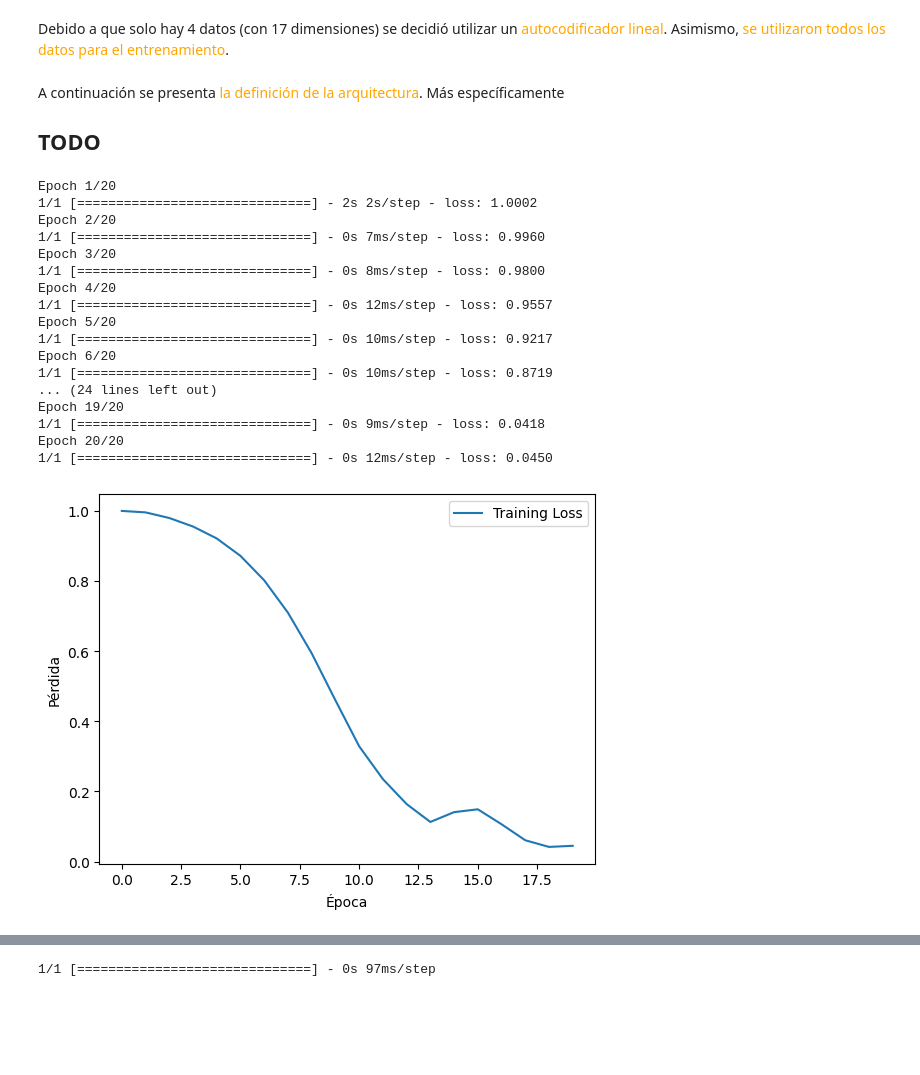
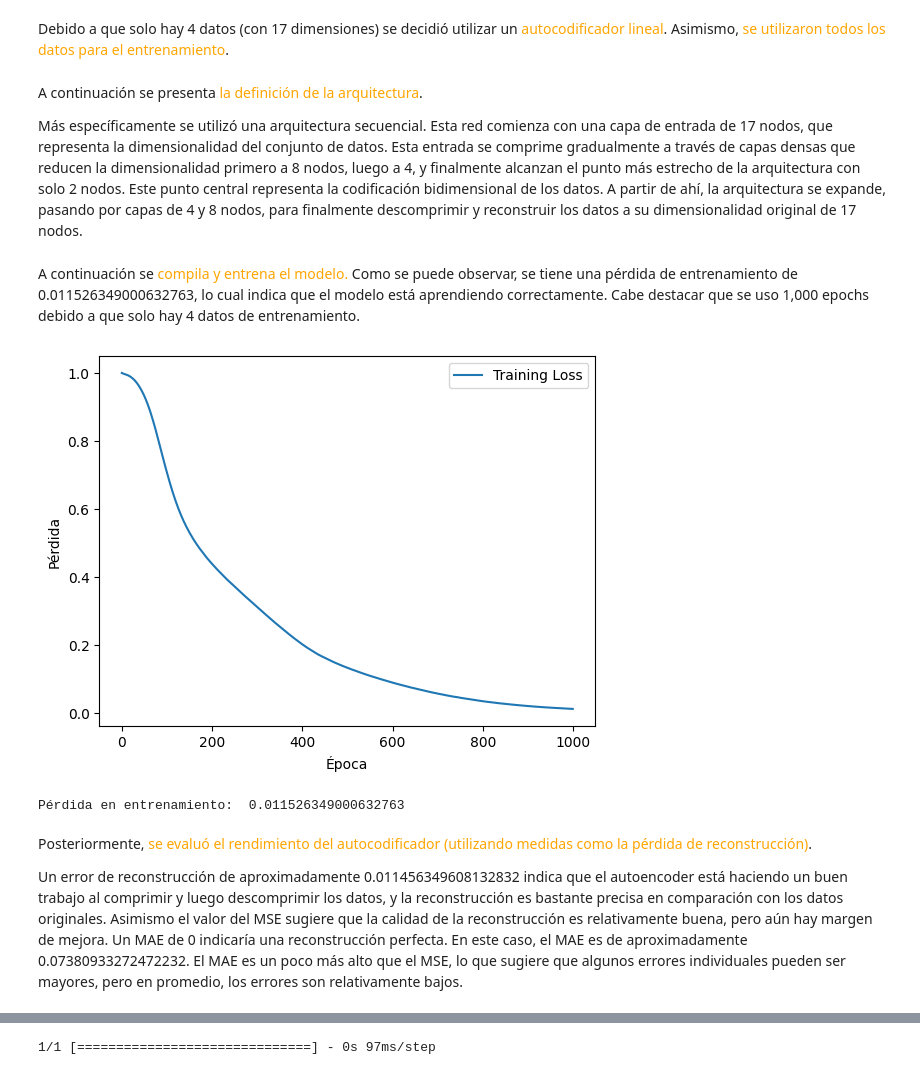
Before and after one commit to 20Candy/Lab5_DataScience, a Jupyter notebook: main.ipynb, the cells around one changed output, grey strips where cells are left out. Saved outputs shown, nothing was run; the diff lists cells and outputs as text; code cells hidden in the pictures; blank space fills up the shorter version.

```diff
--- a/main.ipynb
+++ b/main.ipynb
@@ -158,68 +158,53 @@ normalized_data.head(10)
 Debido a que solo hay 4 datos (con 17 dimensiones) se decidió utilizar un <font color=orange>autocodificador lineal</font>. Asimismo, <font color=orange>se utilizaron todos los datos para el entrenamiento</font>.
 # %%
 X_train = normalized_data
-# %% [markdown]
-A continuación se presenta <font color=orange>la definición de la arquitectura</font>. Más específicamente
-
-## TODO
+# %% [markdown]
+A continuación se presenta <font color=orange>la definición de la arquitectura</font>.
+
+Más específicamente se utilizó una arquitectura secuencial. Esta red comienza con una capa de entrada de 17 nodos, que representa la dimensionalidad del conjunto de datos. Esta entrada se comprime gradualmente a través de capas densas que reducen la dimensionalidad primero a 8 nodos, luego a 4, y finalmente alcanzan el punto más estrecho de la arquitectura con solo 2 nodos. Este punto central representa la codificación bidimensional de los datos. A partir de ahí, la arquitectura se expande, pasando por capas de 4 y 8 nodos, para finalmente descomprimir y reconstruir los datos a su dimensionalidad original de 17 nodos.
+# %%
+from keras.models import Sequential
+from keras.layers import Dense
+
+# Define the autoencoder using Sequential API
+autoencoder = Sequential([
+    Dense(8, activation='relu', input_shape=(17,)),
+    Dense(4, activation='relu'),
+    Dense(2, activation='relu'),  # Encoding layer reduced to 2D
+
+    Dense(4, activation='relu'),
+    Dense(8, activation='relu'),
+    Dense(17, activation='linear')  # Decoding layer restores to original size
+])
+# %% [markdown]
+A continuación se <font color=orange>compila y entrena el modelo.</font> Como se puede observar, se tiene una pérdida de entrenamiento de 0.011526349000632763, lo cual indica que el modelo está aprendiendo correctamente. Cabe destacar que se uso 1,000 epochs debido a que solo hay 4 datos de entrenamiento.
 # %%
-import tensorflow as tf
-from keras.layers import Input, Dense
-from keras.models import Model
-from keras.callbacks import EarlyStopping
-
-
-# Definir la arquitectura del autocodificador
-input_layer = Input(shape=(17))
-encoded = Dense(400, activation='relu')(input_layer)
-encoded = Dense(200, activation='relu')(encoded)
-encoded = Dense(100, activation='relu')(encoded)
-encoded = Dense(50, activation='relu')(encoded)
-encoded = Dense(25, activation='relu')(encoded)
-
-decoded = Dense(50, activation='relu')(encoded)
-decoded = Dense(100, activation='relu')(decoded)
-decoded = Dense(200, activation='relu')(decoded)
-decoded = Dense(400, activation='relu')(decoded)
-decoded = Dense(17, activation='linear')(decoded)
-
 # Compilar el modelo
-autoencoder = Model(input_layer, decoded)
 autoencoder.compile(optimizer='adam', loss='mean_squared_error')
 
 # Entrenar el modelo y evaluar en el conjunto de prueba en cada época
 history = autoencoder.fit(
     X_train, X_train,
-    epochs=20,
+    epochs=1000,
     batch_size=32,
+    verbose=0,
 )
-
 
 # Visualizar la pérdida en entrenamiento y prueba
 plt.plot(history.history['loss'], label='Training Loss')
 plt.xlabel('Época')
 plt.ylabel('Pérdida')
 plt.legend()
 plt.show()
+
+print("Pérdida en entrenamiento: ", history.history['loss'][-1])
 # %% [output]
+[figure, new version]
-Epoch 1/20
-1/1 [==============================] - 2s 2s/step - loss: 1.0002
-Epoch 2/20
-1/1 [==============================] - 0s 7ms/step - loss: 0.9960
-Epoch 3/20
-1/1 [==============================] - 0s 8ms/step - loss: 0.9800
-Epoch 4/20
-1/1 [==============================] - 0s 12ms/step - loss: 0.9557
-Epoch 5/20
-1/1 [==============================] - 0s 10ms/step - loss: 0.9217
-Epoch 6/20
-1/1 [==============================] - 0s 10ms/step - loss: 0.8719
-... (24 lines left out)
-Epoch 19/20
-1/1 [==============================] - 0s 9ms/step - loss: 0.0418
-Epoch 20/20
-1/1 [==============================] - 0s 12ms/step - loss: 0.0450
+Pérdida en entrenamiento:  0.011526349000632763
-[figure, old version]
+# %% [markdown]
+Posteriormente, <font color=orange>se evaluó el rendimiento del autocodificador (utilizando medidas como la pérdida de reconstrucción)</font>.
+
+Un error de reconstrucción de aproximadamente 0.011456349608132832 indica que el autoencoder está haciendo un buen trabajo al comprimir y luego descomprimir los datos, y la reconstrucción es bastante precisa en comparación con los datos originales. Asimismo el valor del MSE sugiere que la calidad de la reconstrucción es relativamente buena, pero aún hay margen de mejora. Un MAE de 0 indicaría una reconstrucción perfecta. En este caso, el MAE es de aproximadamente 0.07380933272472232. El MAE es un poco más alto que el MSE, lo que sugiere que algunos errores individuales pueden ser mayores, pero en promedio, los errores son relativamente bajos.
 # %%
 from sklearn.metrics import mean_squared_error
 from sklearn.metrics import mean_squared_error, mean_absolute_error, r2_score
```
Also changed, not shown: parts of 9 cells of this notebook.
